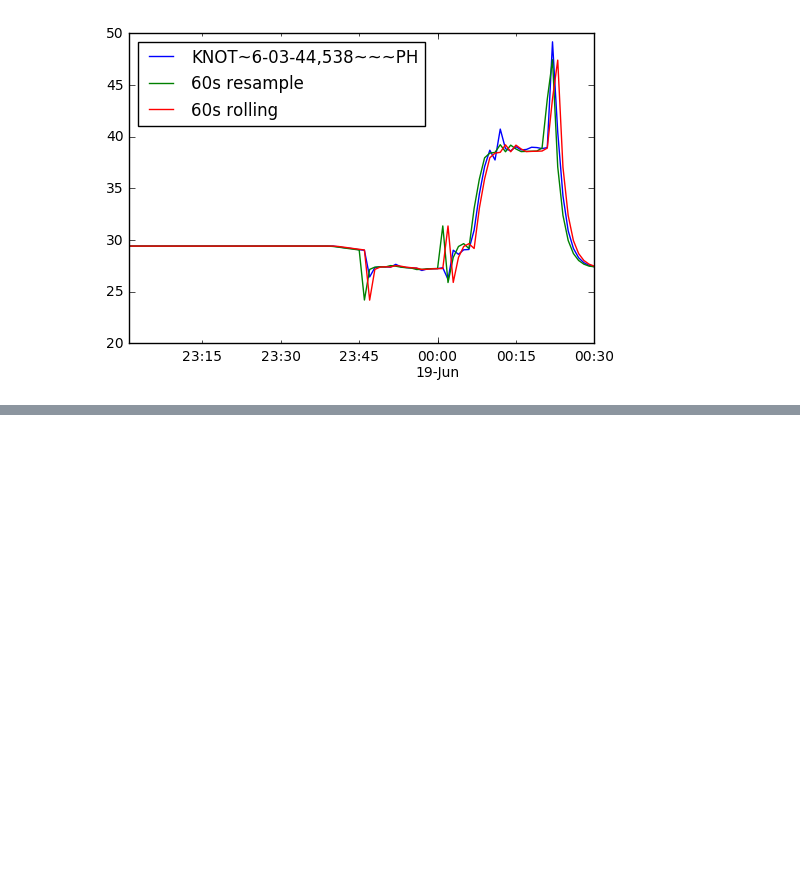
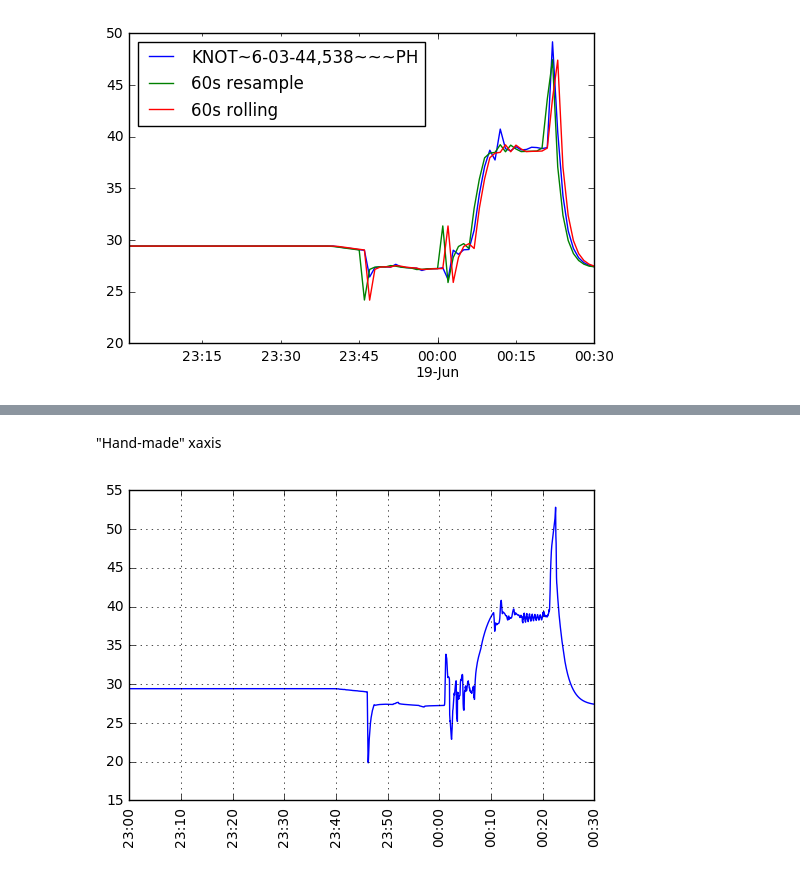
Before and after one commit to aw3s/PT3S, a Jupyter notebook: nb/MxWithPandas.ipynb, the cells around one changed output, grey strips where cells are left out. Saved outputs shown, nothing was run; the diff lists cells and outputs as text; code cells hidden in the pictures; blank space fills up the shorter version.

```diff
--- a/nb/MxWithPandas.ipynb
+++ b/nb/MxWithPandas.ipynb
@@ -166,0 +210,16 @@ df3.ffill().plot()
+# %% [markdown]
+"Hand-made" xaxis
+# %%
+plt.close('all')
+plt.figure()
+plt.subplot()
+plt.gca().xaxis.set_major_locator(dates.MinuteLocator(interval=10))
+plt.gca().xaxis.set_major_formatter(dates.DateFormatter('%H:%M'))
+#plt.gcf().autofmt_xdate()
+plt.plot(ts.index, ts)
+labels=plt.gca().get_xticklabels()
+plt.setp(labels,rotation=90)
+plt.grid()
+plt.show()
+# %% [output]
+[figure, added]
```
Also changed, not shown: parts of 6 cells of this notebook, 1 other file.
